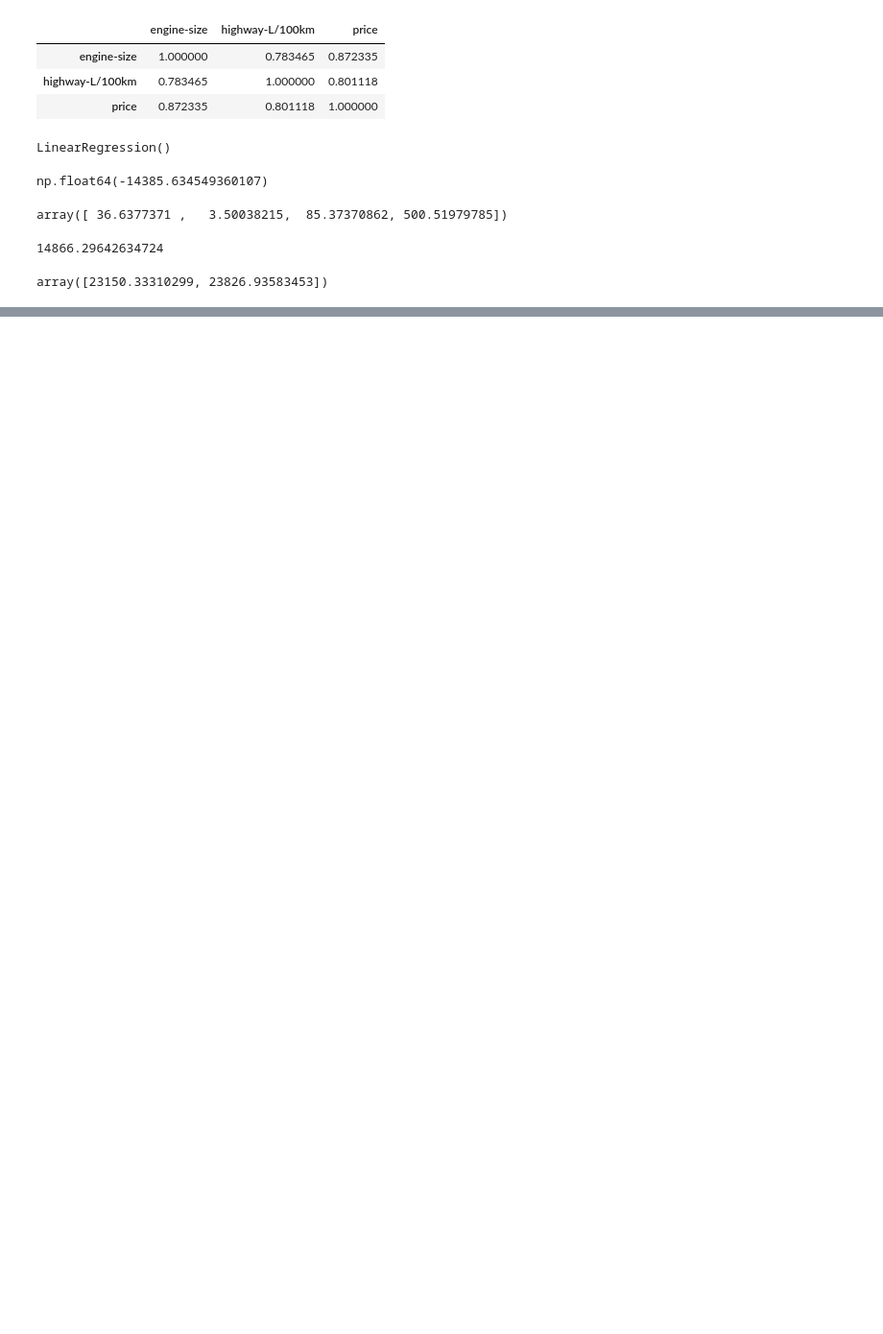
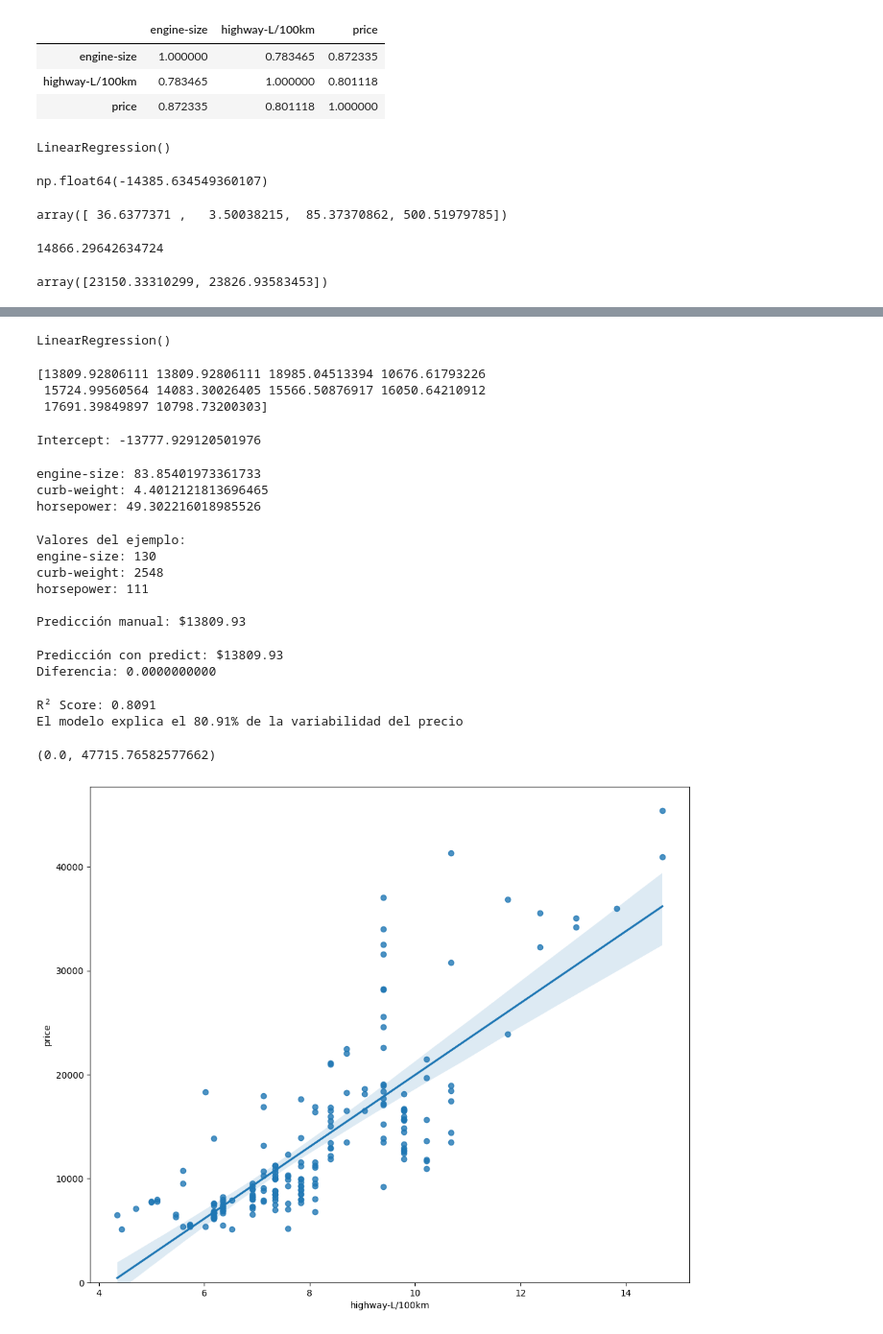
Before and after one commit to Estafy/MachineLearning, a Jupyter notebook: UNIDAD2/Practica_2.ipynb, the cells around one changed output, grey strips where cells are left out. Shown at 96% size. Cells and saved outputs as stored; diff of their text form; code cells hidden in the pictures; blank space fills up the shorter version.

```diff
--- a/UNIDAD2/Practica_2.ipynb
+++ b/UNIDAD2/Practica_2.ipynb
@@ -160,0 +189,66 @@ array([23150.33310299, 23826.93583453])
+# %%
+# 2. Realizar el entrenamiento (método fit)
+
+lm3 = LinearRegression()
+lm3.fit(X, y)
+# %% [output]
+LinearRegression()
+# %%
+# 3. Realizar la predicción (método predict) y mostrar todos los valores
+predicciones = lm3.predict(X)
+print(predicciones[:10])
+# %% [output]
+[13809.92806111 13809.92806111 18985.04513394 10676.61793226
+ 15724.99560564 14083.30026405 15566.50876917 16050.64210912
+ 17691.39849897 10798.73200303]
+# %%
+# 4. Mostrar el valor de la intercepción (Intercept_)
+print(f"Intercept: {lm3.intercept_}")
+# %% [output]
+Intercept: -13777.929120501976
+# %%
+# 5. Mostrar el valor de los coeficientes (coef_)
+for variable, coef in zip(variables_predictoras, lm3.coef_):
+    print(f"{variable}: {coef}")
+# %% [output]
+engine-size: 83.85401973361733
+curb-weight: 4.4012121813696465
+horsepower: 49.302216018985526
+# %%
+# 6. Realizar una predicción manualmente con la fórmula
+# Tomamos el primer ejemplo del dataset
+ejemplo = X.iloc[0]
+print(f"\nValores del ejemplo:")
+for variable in variables_predictoras:
+    print(f"{variable}: {ejemplo[variable]}")
+
+prediccion_manual = lm3.intercept_
+for i, variable in enumerate(variables_predictoras):
+    prediccion_manual += lm3.coef_[i] * ejemplo[variable]
+
+print(f"\nPredicción manual: ${prediccion_manual:.2f}")
+# %% [output]
+Valores del ejemplo:
+engine-size: 130
+curb-weight: 2548
+horsepower: 111
+
+Predicción manual: $13809.93
+# %%
+# 7. Realizar una predicción con el método predict
+
+prediccion_metodo = lm3.predict([ejemplo.values])[0]
+print(f"Predicción con predict: ${prediccion_metodo:.2f}")
+print(f"Diferencia: {abs(prediccion_manual - prediccion_metodo):.10f}")
+# %% [output]
+Predicción con predict: $13809.93
+Diferencia: 0.0000000000
+# %%
+# 8. Mostrar el coeficiente de determinación (método score)
+
+r2_score = lm3.score(X, y)
+print(f"R² Score: {r2_score:.4f}")
+print(f"El modelo explica el {r2_score*100:.2f}% de la variabilidad del precio")
+# %% [output]
+R² Score: 0.8091
+El modelo explica el 80.91% de la variabilidad del precio
@@ -160,0 +258,9 @@ array([23150.33310299, 23826.93583453])
+# %%
+width = 12
+height = 10
+plt.figure(figsize=(width, height))
+sns.regplot(x="highway-L/100km", y="price", data=df)
+plt.ylim(0,)
+# %% [output]
+(0.0, 47715.76582577662)
+[figure, added]
```
Also changed, not shown: parts of 5 cells of this notebook.
